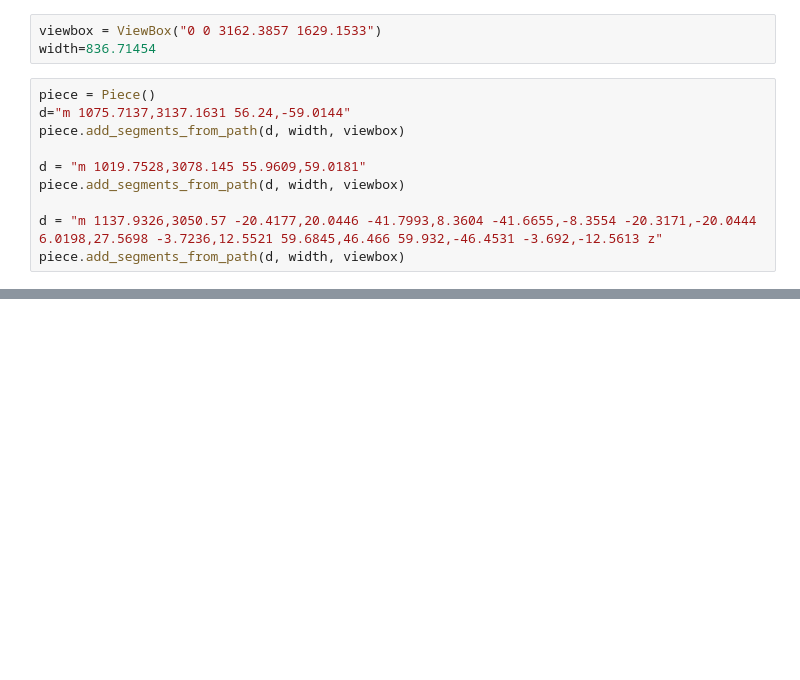
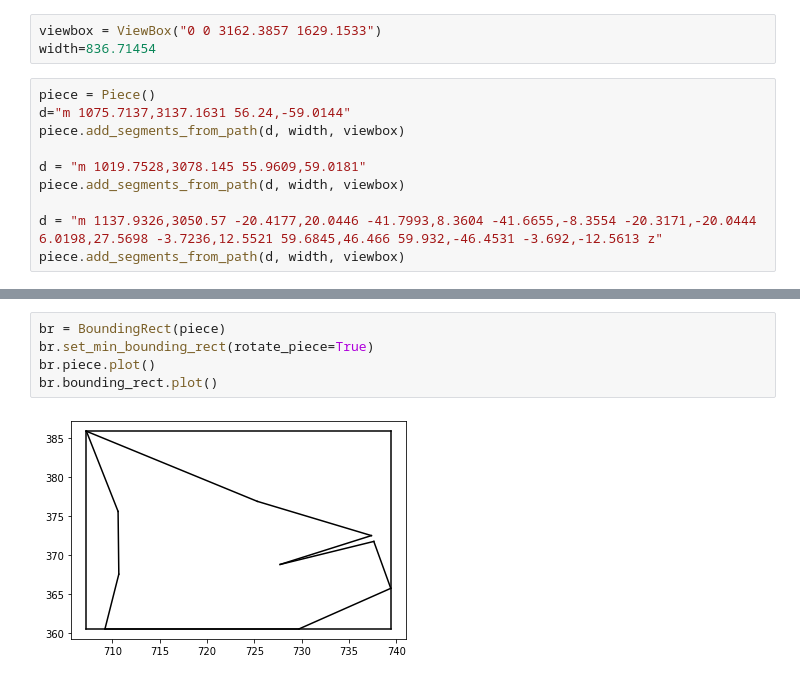
Before and after one commit to marinelligiovanna/paper-model-nest, a Jupyter notebook: pynest/notebooks/svg_xy.ipynb, the cells around one changed output, grey strips where cells are left out. Cells and saved outputs as stored; diff of their text form; blank space fills up the shorter version.

```diff
--- a/pynest/notebooks/svg_xy.ipynb
+++ b/pynest/notebooks/svg_xy.ipynb
@@ -216,0 +223,7 @@ piece.add_segments_from_path(d, width, viewbox)
+# %%
+br = BoundingRect(piece)
+br.set_min_bounding_rect(rotate_piece=True)
+br.piece.plot()
+br.bounding_rect.plot()
+# %% [output]
+[figure, added]
```
Also changed, not shown: parts of 20 cells of this notebook, 2 other files.
